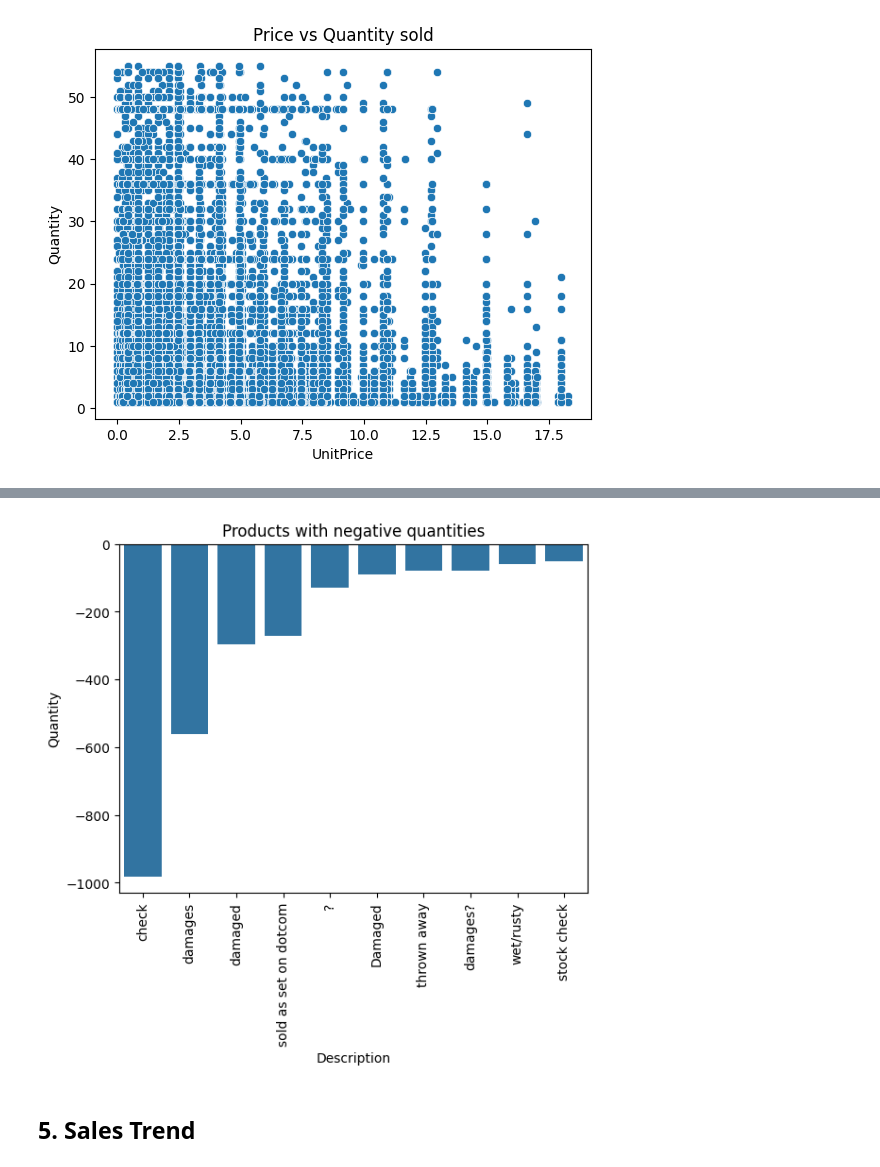
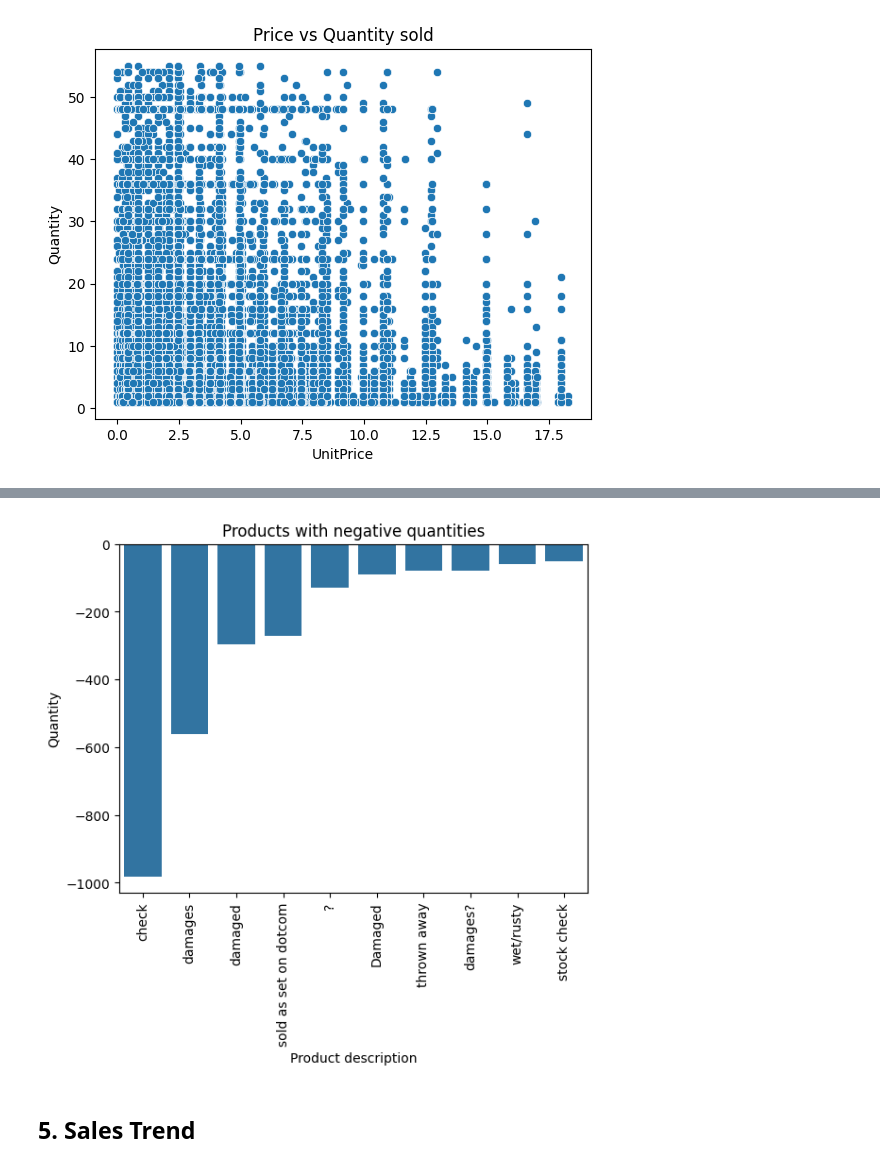
Before and after one commit to b-tanyileke/Machine-Learning, a Jupyter notebook: Projects/Exploratory-analysis-of-retail-store/online_retail.ipynb, the cells around one changed output, grey strips where cells are left out. Drawn from its saved outputs; the diff is of its cells as text; code cells hidden in the pictures.

```diff
--- a/Projects/Exploratory-analysis-of-retail-store/online_retail.ipynb
+++ b/Projects/Exploratory-analysis-of-retail-store/online_retail.ipynb
@@ -339,13 +340,14 @@ plt.show()
 # %%
 # Visualize products with negative quantities
 negatives = filtered_data.groupby("Description")["Quantity"].sum().nsmallest(10)
 sns.barplot(x=negatives.index, y=negatives.values)
 plt.ylabel("Quantity")
+plt.xlabel("Product description")
 plt.title("Products with negative quantities")
 plt.xticks(rotation=90)
 plt.show()
 # %% [output]
-[figure, old version]
+[figure, new version]
 # %% [markdown]
 ## 5. Sales Trend
 # %%
```
Also changed, not shown: parts of 18 cells of this notebook.
